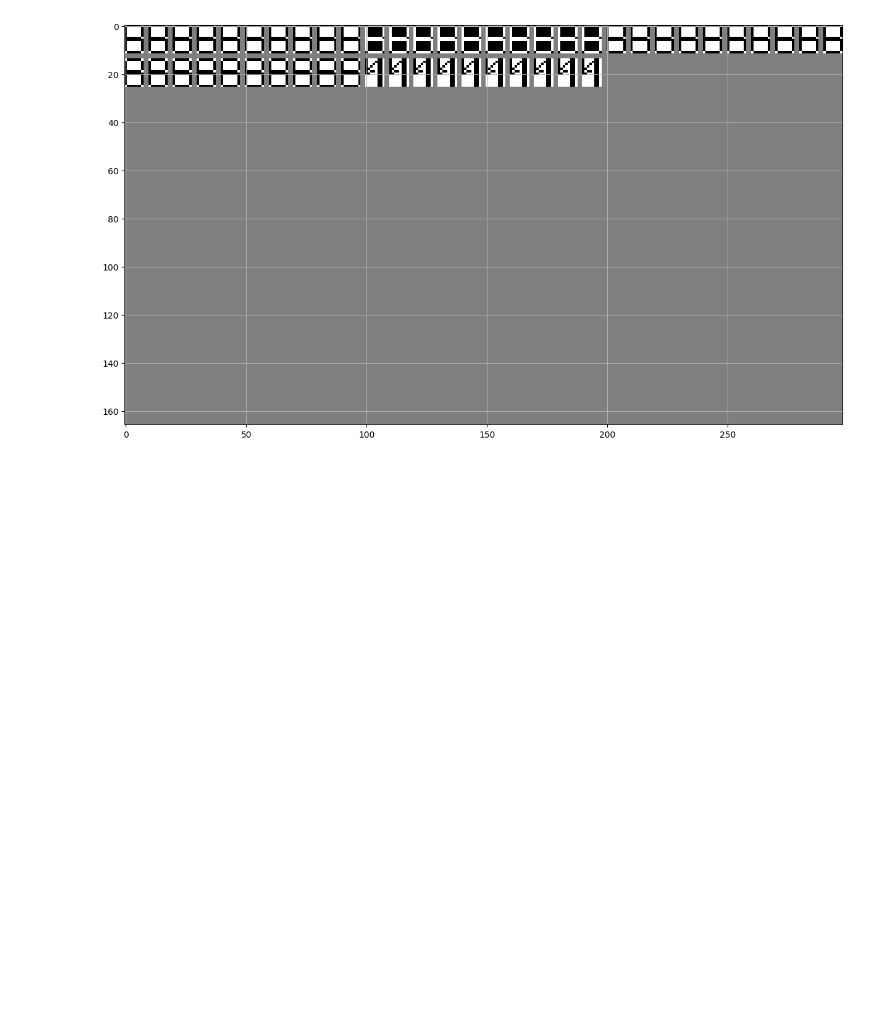
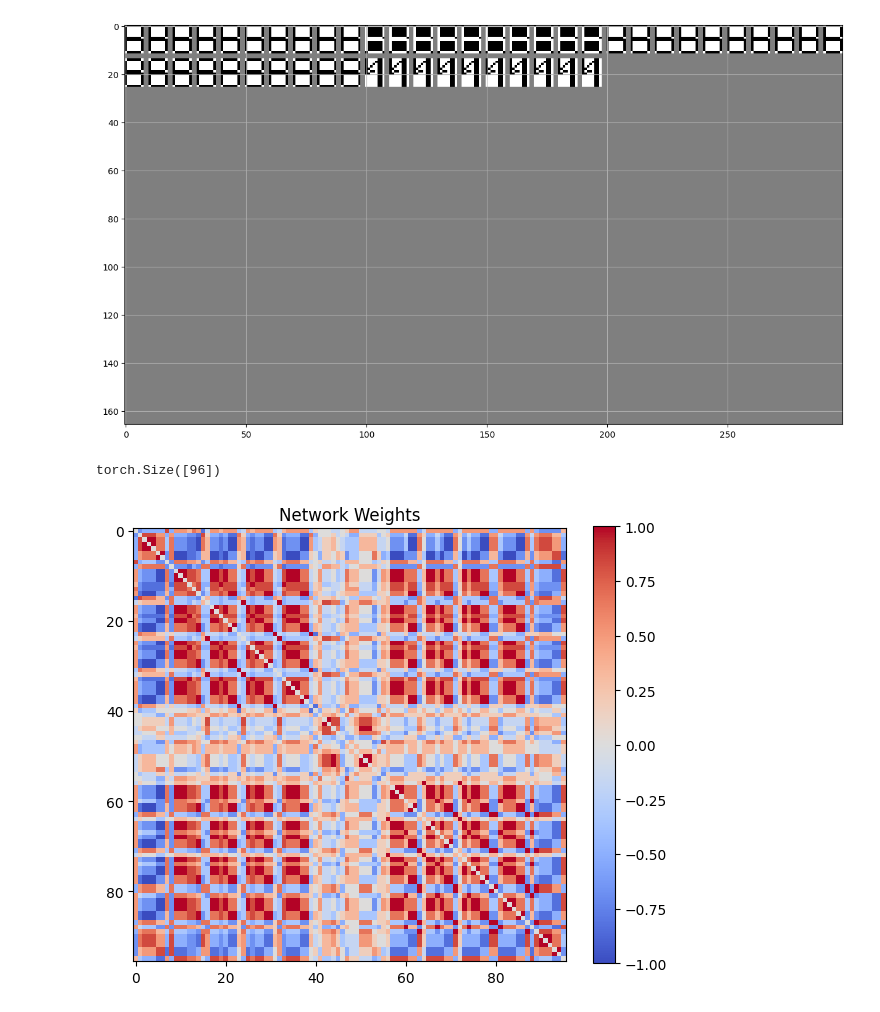
Before and after one commit to mikolasan/ai_sandbox, a Jupyter notebook: arc/hopfield.ipynb, the cells around one changed output. Cells and saved outputs as stored; diff of their text form; code cells hidden in the pictures; blank space fills up the shorter version.

Commit message:
Hopfield experiments

```diff
--- a/arc/hopfield.ipynb
+++ b/arc/hopfield.ipynb
@@ -283,0 +375,13 @@ print_full_grid(ppp)
+# %%
+torch.Tensor(arrays)[0].shape
+# %% [output]
+torch.Size([96])
+# %%
+n_neurons = M
+torch_hop = HopfieldNetworkTorch(n_neurons)
+data = torch.Tensor(arrays)
+torch_hop.store_patterns(data)
+# %%
+torch_hop.plot_weights()
+# %% [output]
+[figure, added]
```
Also changed, not shown: parts of 14 cells of this notebook, 15 other files.
